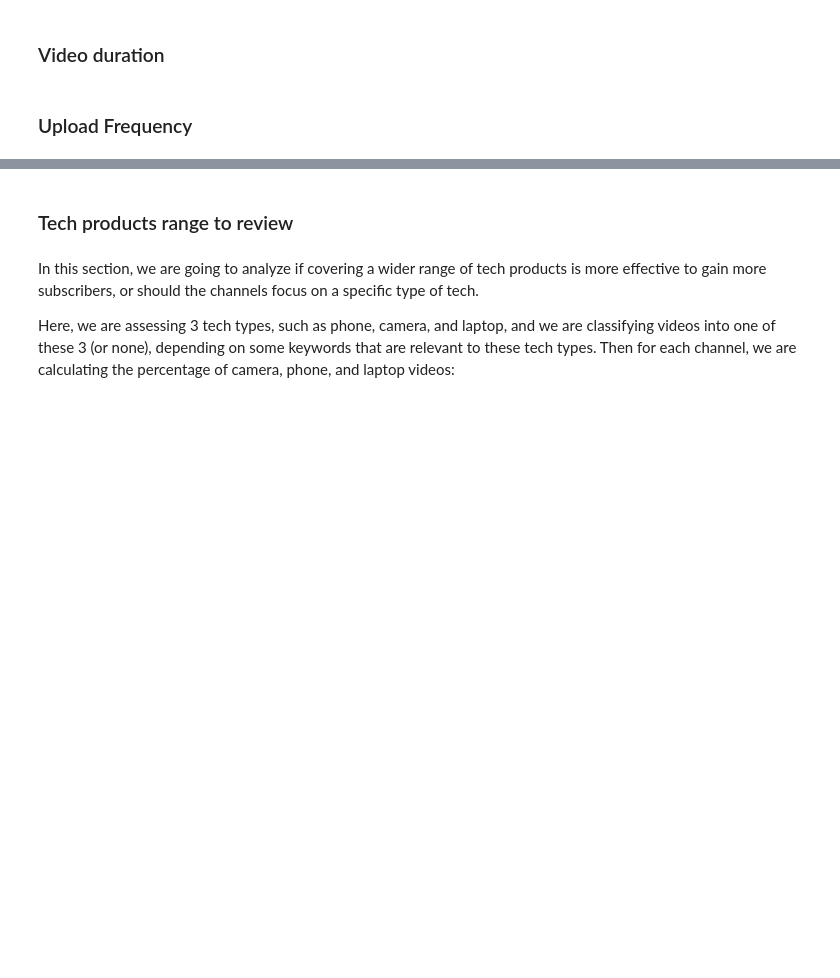
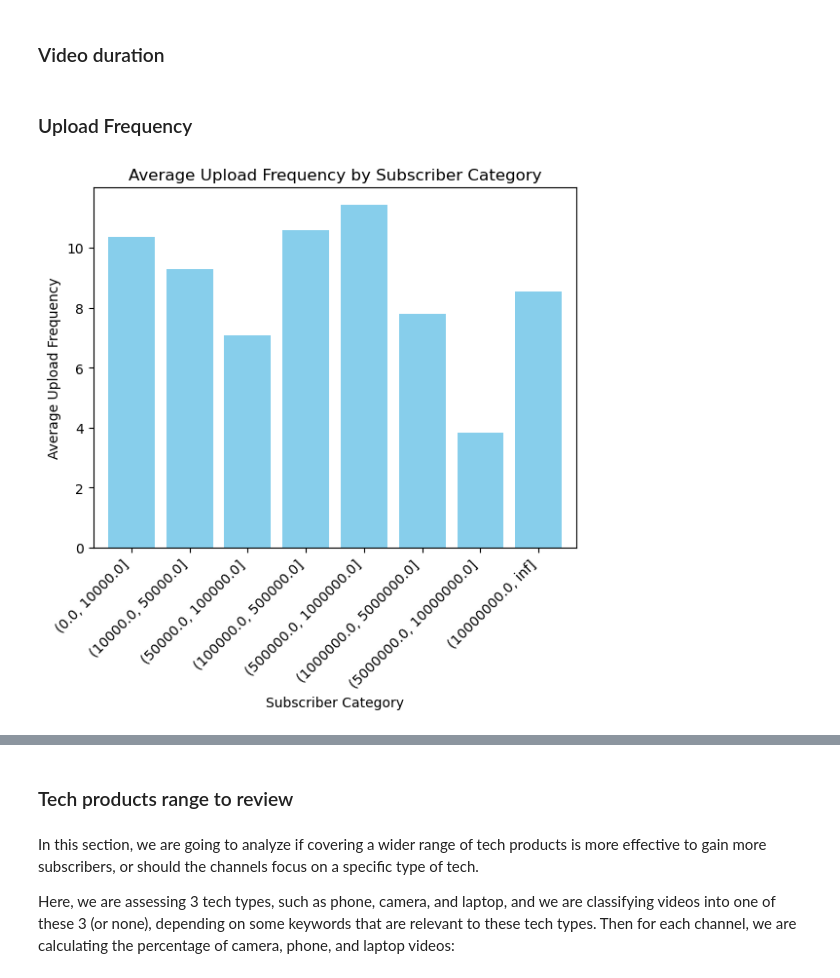
Before and after one commit to epfl-ada/ada-2023-project-datasquad2023, a Jupyter notebook: milestone_2.ipynb, the cells around one changed output, grey strips where cells are left out. Cells and saved outputs as stored; diff of their text form; code cells hidden in the pictures; blank space fills up the shorter version.

```diff
--- a/milestone_2.ipynb
+++ b/milestone_2.ipynb
@@ -231,0 +256,30 @@ df_tech_review_mt = pd.read_csv(PATH_YT_TECH_CHANNELS_METADATA, sep="\t", compre
+# %%
+#Add column last upload date to Tch_chan
+Tch_chan['first_upload_date'] = Tch_chan['channel_id'].apply(first_upload_date)
+# %%
+#Add column months between first and last upload date
+Tch_chan['months_between_dates'] = Tch_chan.apply(lambda x: months_between_dates(pd.to_datetime(x['first_upload_date']),pd.to_datetime(x['last_upload_date'])),axis=1)
+# %%
+#gIVE THE monthly frequency of uploads as a new column
+Tch_chan['monthly_frequency'] = Tch_chan.apply(lambda x:  x['count_tech_videos']/max(1,x['months_between_dates']),axis=1)
+# %%
+#Took the columns that we will use to be faster
+Tch_chan_freq = Tch_chan[['channel_id','subscribers_cc' ,'subscriber_rank_sb' ,'monthly_frequency']]
+# %%
+bin_edges = [0, 10000, 50000, 100000, 500000, 1000000, 5000000, 10000000, float('inf')]
+
+# Create a new column to categorize subscribers into bins
+Tch_chan_freq['Subscriber Category'] = pd.cut(Tch_chan_freq['subscribers_cc'], bins=bin_edges)
+
+# Group by the 'Subscriber Category' and calculate the average upload frequency
+average_uploads_by_subscribers = Tch_chan_freq.groupby('Subscriber Category')['monthly_frequency'].mean()
+
+# Plot the histogram
+average_uploads_by_subscribers.plot(kind='bar', width=0.8, color='skyblue')
+plt.title('Average Upload Frequency by Subscriber Category')
+plt.xlabel('Subscriber Category')
+plt.ylabel('Average Upload Frequency')
+plt.xticks(rotation=45, ha='right')
+plt.show()
+# %% [output]
+[figure, added]
```
Also changed, not shown: parts of 29 cells of this notebook.
